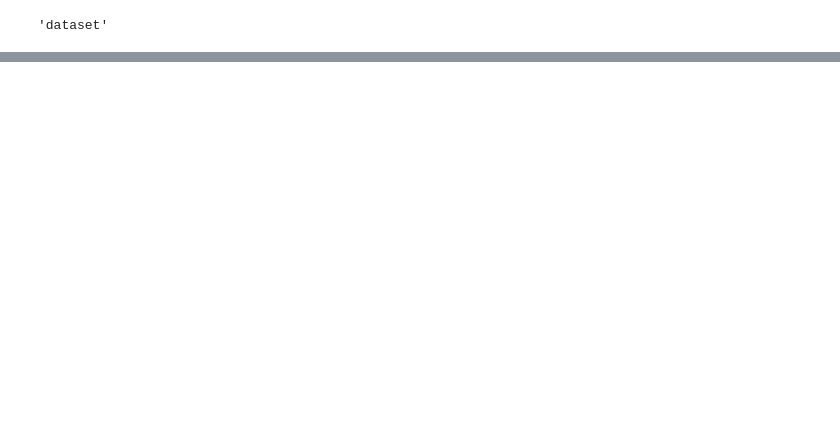
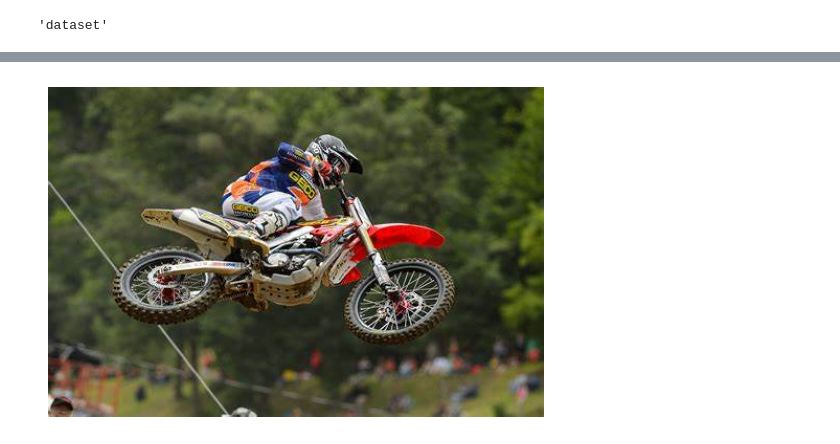
Before and after one commit to AnshulBadoni/Image-classification, a Jupyter notebook: classification.ipynb, the cells around one changed output, grey strips where cells are left out. Cells and saved outputs as stored; diff of their text form; code cells hidden in the pictures; blank space fills up the shorter version.

```diff
--- a/classification.ipynb
+++ b/classification.ipynb
@@ -195,0 +213,11 @@ with open(file_path, 'wb') as file:
+# %%
+image_path = 'image.jpg'
+image = cv2.imread(image_path)
+image = cv2.cvtColor(image, cv2.COLOR_BGR2RGB)
+
+# Display the image
+plt.imshow(image)
+plt.axis('off')
+plt.show()
+# %% [output]
+[figure, added]
```
Also changed, not shown: parts of 23 cells of this notebook.
